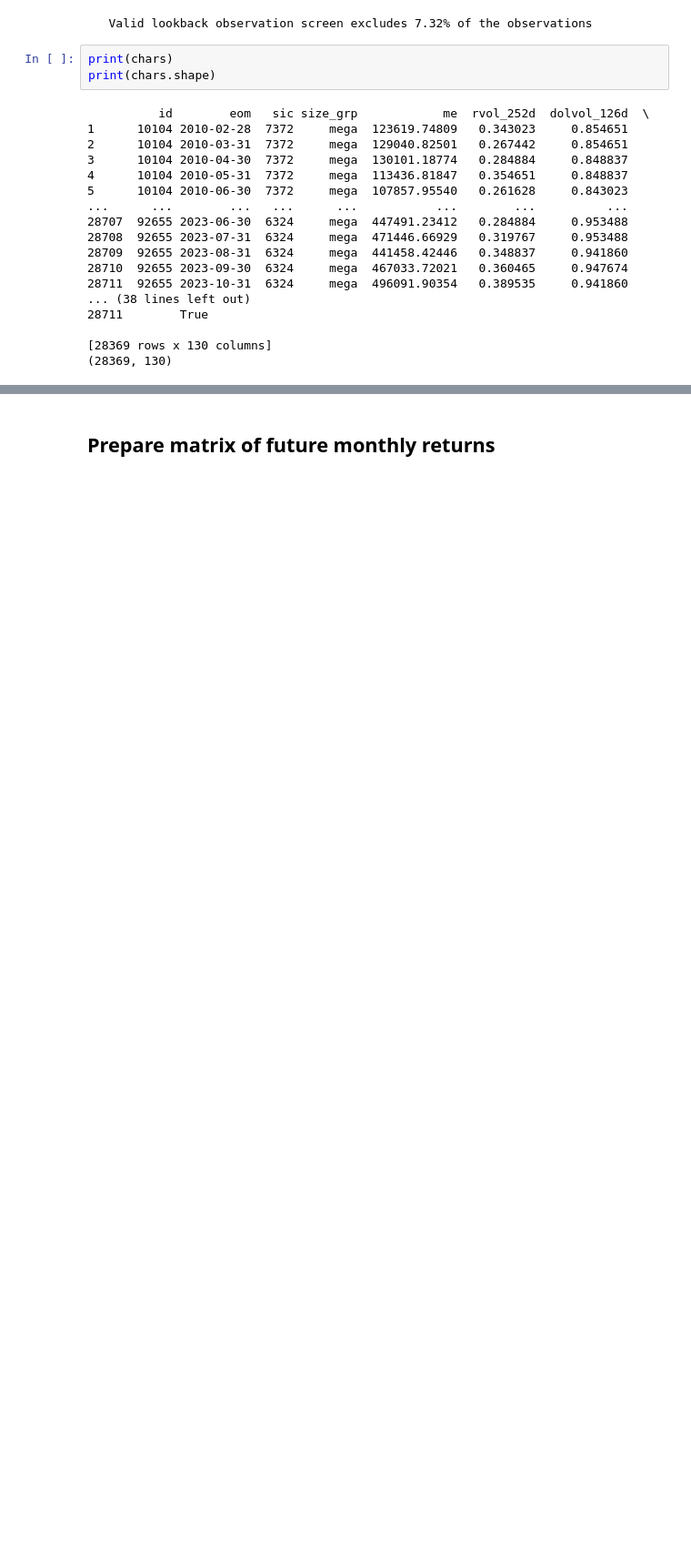
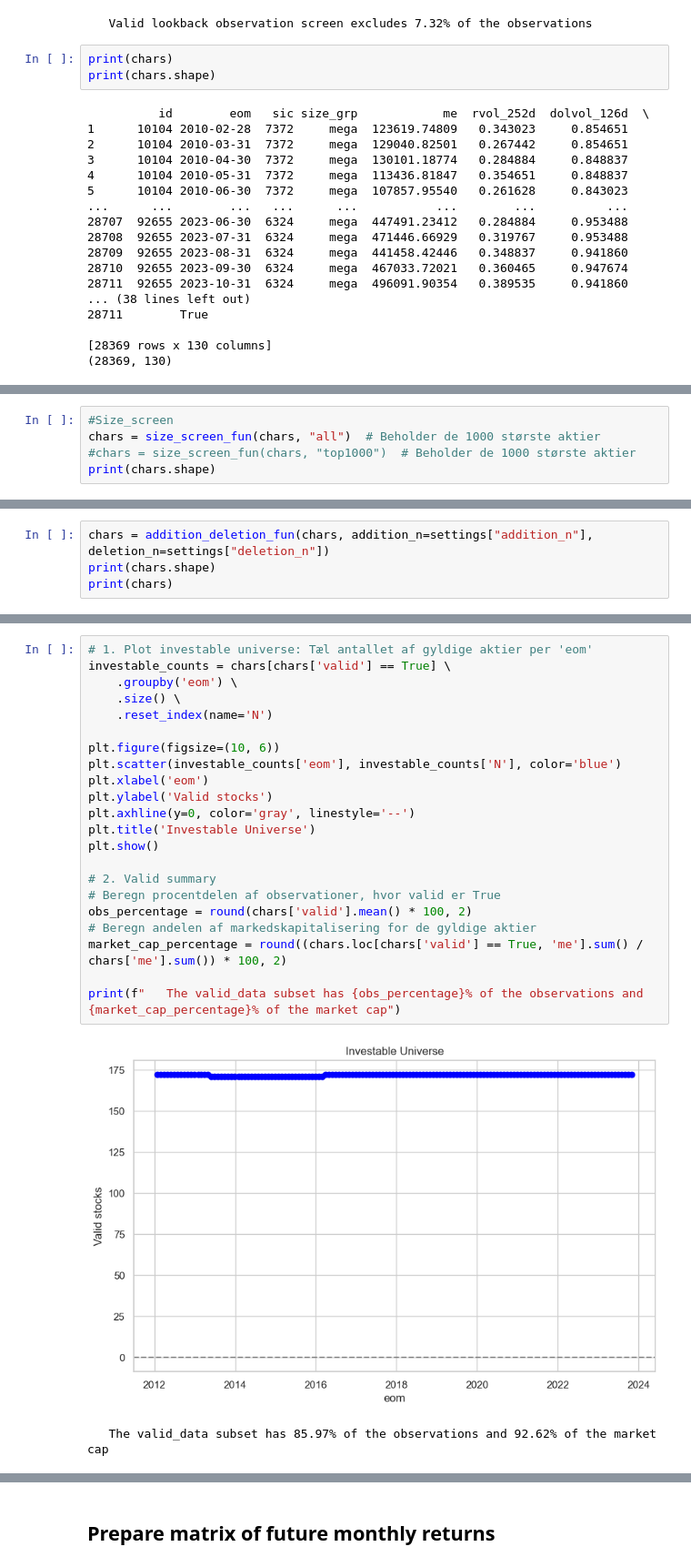
Before and after one commit to Hedegaard9/Master, a Jupyter notebook: Lokal_test.ipynb, the cells around one changed output, grey strips where cells are left out. Shown at 91% size. Cells and saved outputs as stored; diff of their text form; blank space fills up the shorter version.

```diff
--- a/Lokal_test.ipynb
+++ b/Lokal_test.ipynb
@@ -710,0 +899,5 @@ print(chars.shape)
+# %%
+#Size_screen
+chars = size_screen_fun(chars, "all")  # Beholder de 1000 største aktier
+#chars = size_screen_fun(chars, "top1000")  # Beholder de 1000 største aktier
+print(chars.shape)
@@ -710,0 +927,4 @@ print(chars.shape)
+# %%
+chars = addition_deletion_fun(chars, addition_n=settings["addition_n"], deletion_n=settings["deletion_n"])
+print(chars.shape)
+print(chars)
@@ -710,0 +970,25 @@ print(chars.shape)
+# %%
+# 1. Plot investable universe: Tæl antallet af gyldige aktier per 'eom'
+investable_counts = chars[chars['valid'] == True] \
+    .groupby('eom') \
+    .size() \
+    .reset_index(name='N')
+
+plt.figure(figsize=(10, 6))
+plt.scatter(investable_counts['eom'], investable_counts['N'], color='blue')
+plt.xlabel('eom')
+plt.ylabel('Valid stocks')
+plt.axhline(y=0, color='gray', linestyle='--')
+plt.title('Investable Universe')
+plt.show()
+
+# 2. Valid summary
+# Beregn procentdelen af observationer, hvor valid er True
+obs_percentage = round(chars['valid'].mean() * 100, 2)
+# Beregn andelen af markedskapitalisering for de gyldige aktier
+market_cap_percentage = round((chars.loc[chars['valid'] == True, 'me'].sum() / chars['me'].sum()) * 100, 2)
+
+print(f"   The valid_data subset has {obs_percentage}% of the observations and {market_cap_percentage}% of the market cap")
+# %% [output]
+[figure, added]
+   The valid_data subset has 85.97% of the observations and 92.62% of the market cap
```
Also changed, not shown: parts of 21 cells of this notebook, 4 other files.
